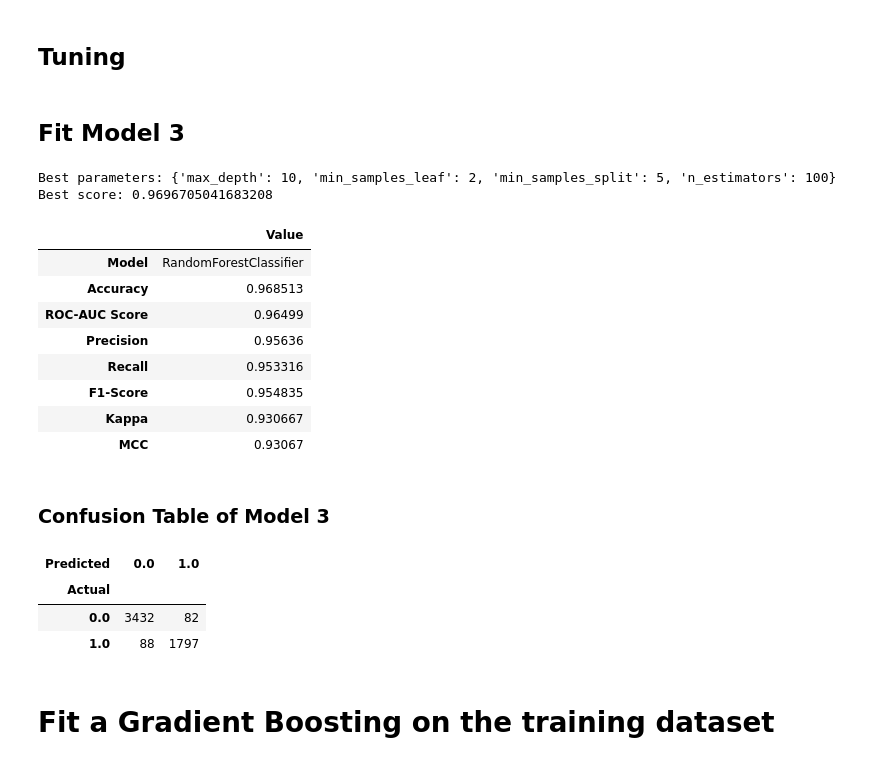
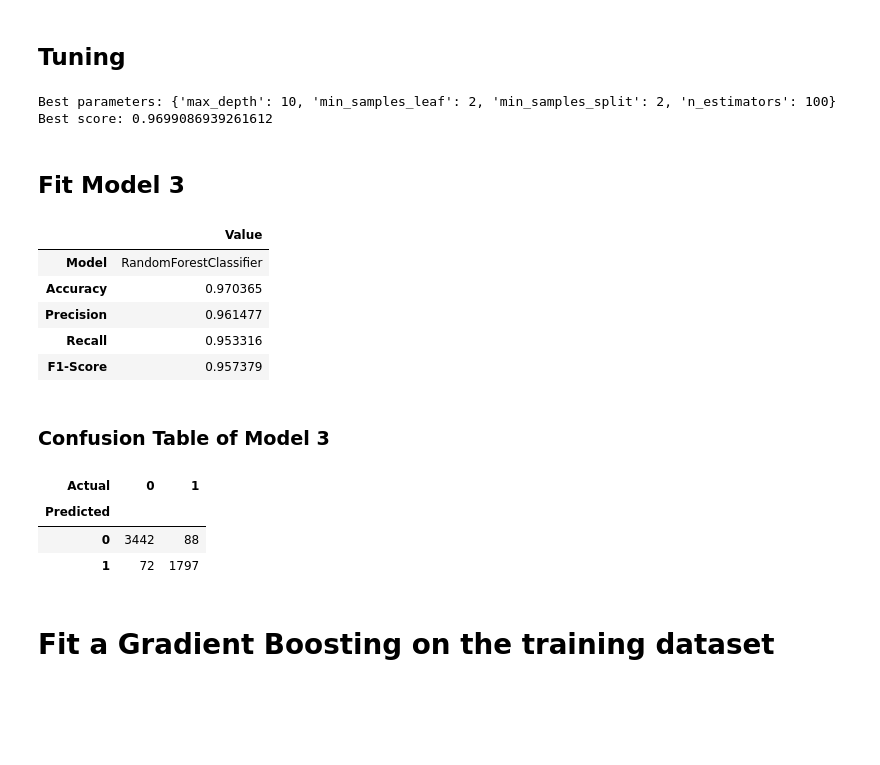
Before and after one commit to KB0129/research_scholar_kitsune, a Jupyter notebook: classcification.ipynb, the cells around one changed output. Drawn from its saved outputs; the diff is of its cells as text; code cells hidden in the pictures; blank space fills up the shorter version.

```diff
--- a/classcification.ipynb
+++ b/classcification.ipynb
@@ -496,16 +483,19 @@ rf = RandomForestClassifier()
 
 # create an instance of GridSearchCV
 grid_search = GridSearchCV(estimator=rf, param_grid=param_grid, cv=5)
+
+# fit the GridSearchCV object to the training data
+grid_search.fit(X_train, y_train)
+
+# print the best parameters and the best score
+print("Best parameters:", grid_search.best_params_)
+print("Best score:", grid_search.best_score_)
+# %% [output]
+Best parameters: {'max_depth': 10, 'min_samples_leaf': 2, 'min_samples_split': 2, 'n_estimators': 100}
+Best score: 0.9699086939261612
 # %% [markdown]
 ## Fit Model 3
 # %%
-# fit the GridSearchCV object to the training data
-grid_search.fit(X_train, y_train)
-
-# print the best parameters and the best score
-print("Best parameters:", grid_search.best_params_)
-print("Best score:", grid_search.best_score_)
-
 # train and evaluate the model with the best hyperparameters
 best_rf = RandomForestClassifier(**grid_search.best_params_)
 best_rf.fit(X_train, y_train)
@@ -520,28 +510,25 @@ metrics_table.append(metric_rf)
 # display metric dictionary in df
 pd.DataFrame.from_dict(metric_rf, orient='index', columns=['Value'])
 # %% [output]
-Best parameters: {'max_depth': 10, 'min_samples_leaf': 2, 'min_samples_split': 5, 'n_estimators': 100}
-Best score: 0.9696705041683208
 |  | Value |
 | Model | RandomForestClassifier |
-| Accuracy | 0.968513 |
-| ROC-AUC Score | 0.96499 |
-| Precision | 0.95636 |
+| Accuracy | 0.970365 |
+| Precision | 0.961477 |
 | Recall | 0.953316 |
-| F1-Score | 0.954835 |
-| Kappa | 0.930667 |
-| MCC | 0.93067 |
+| F1-Score | 0.957379 |
 # %% [markdown]
 ### Confusion Table of Model 3
 # %%
 # confusion matrix for Random Forest on the training dataset
-cm = pd.crosstab(y_test, y_pred_rf, rownames=['Actual'], colnames=['Predicted'])
+cm = pd.DataFrame(confusion_matrix(y_test, y_pred_rf).T)
+cm.index.name = 'Predicted'
+cm.columns.name = 'Actual'
 cm
 # %% [output]
-| Predicted | 0.0 | 1.0 |
-| Actual |  |  |
-| 0.0 | 3432 | 82 |
-| 1.0 | 88 | 1797 |
+| Actual | 0 | 1 |
+| Predicted |  |  |
+| 0 | 3442 | 88 |
+| 1 | 72 | 1797 |
 # %% [markdown]
 # Fit a Gradient Boosting on the training dataset
 # %% [markdown]
```
Also changed, not shown: parts of 21 cells of this notebook.
